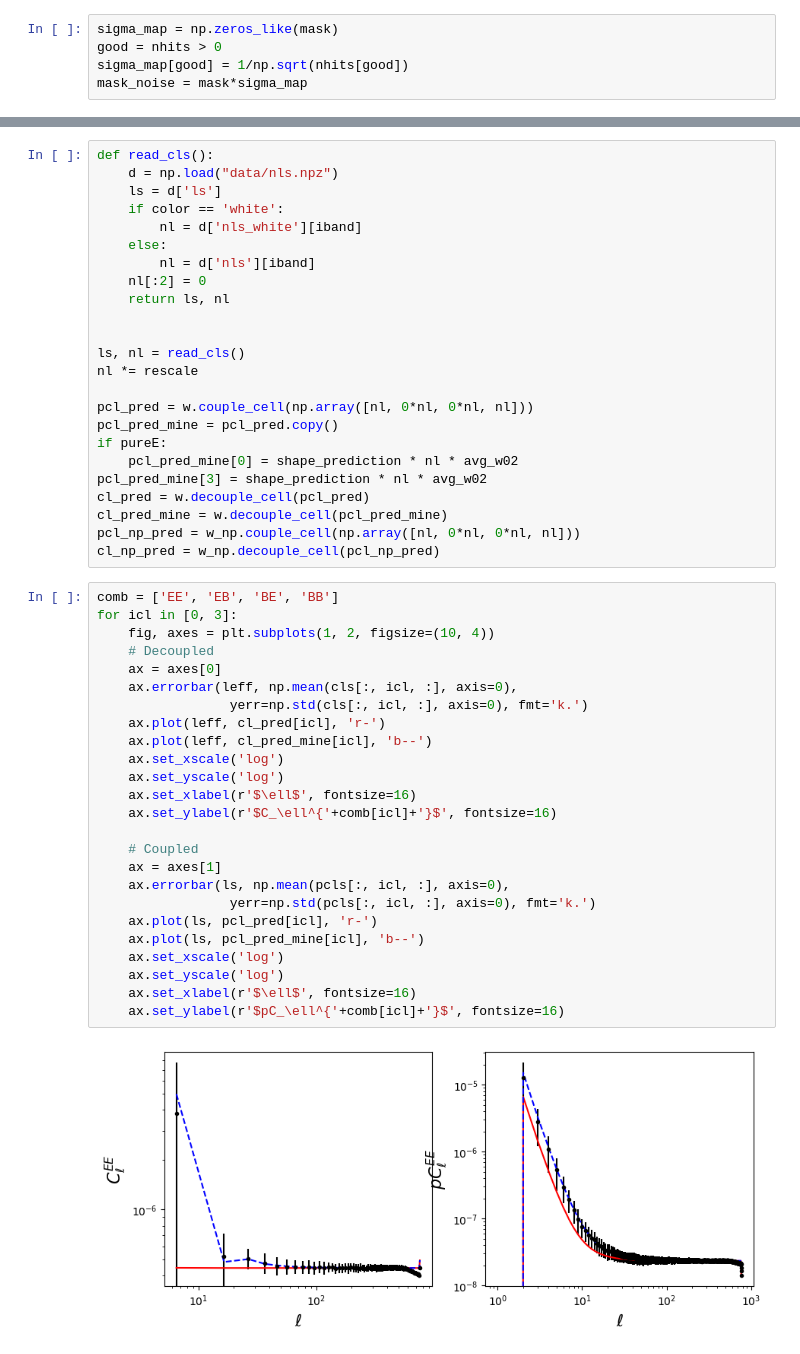
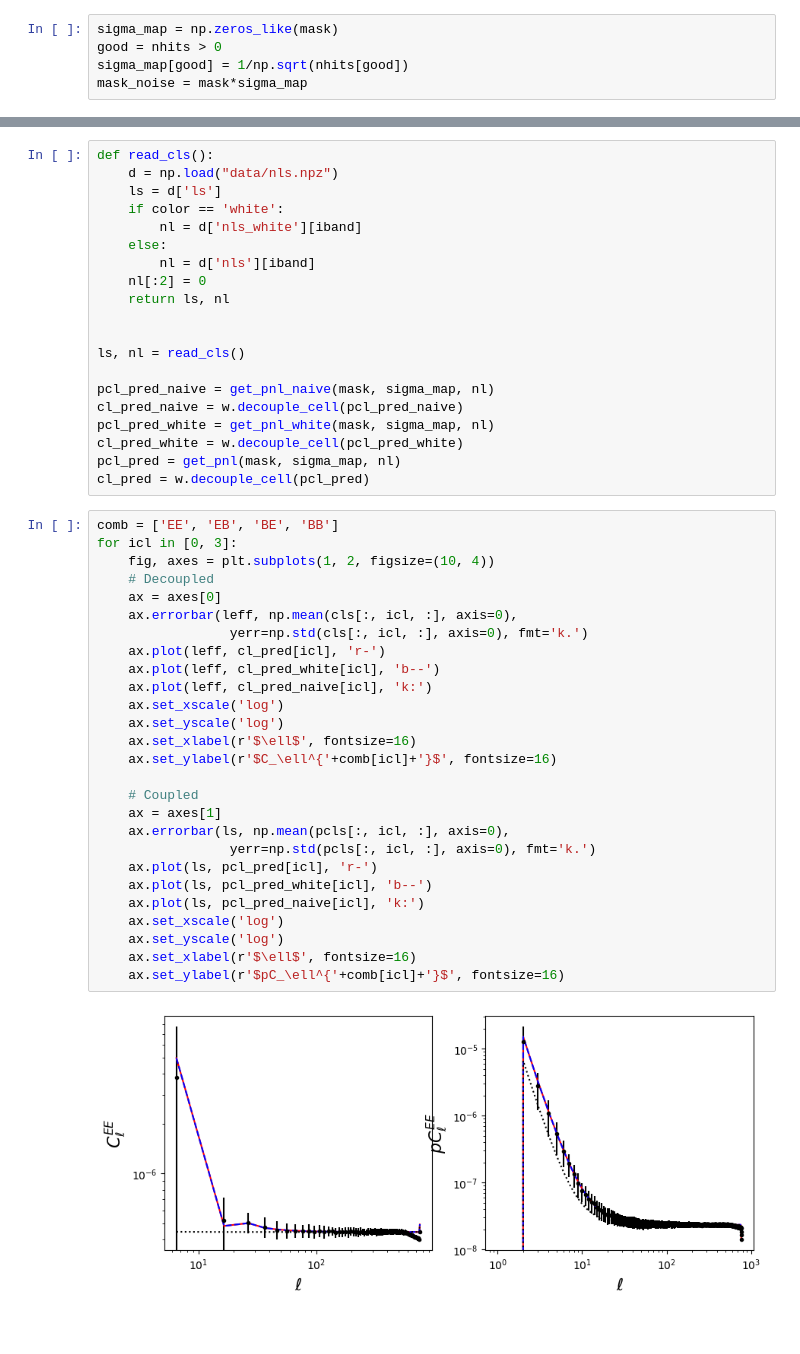
Before and after one commit to simonsobs/Curlicast, a Jupyter notebook: covariance_validation/CovarValidationNoise.ipynb, the cells around one changed output, grey strips where cells are left out. Saved outputs shown, nothing was run; the diff lists cells and outputs as text.

```diff
--- a/covariance_validation/CovarValidationNoise.ipynb
+++ b/covariance_validation/CovarValidationNoise.ipynb
@@ -139,41 +192,39 @@ def read_cls():
 
 
 ls, nl = read_cls()
-nl *= rescale
 
-pcl_pred = w.couple_cell(np.array([nl, 0*nl, 0*nl, nl]))
-pcl_pred_mine = pcl_pred.copy()
-if pureE:
-    pcl_pred_mine[0] = shape_prediction * nl * avg_w02
-pcl_pred_mine[3] = shape_prediction * nl * avg_w02
+pcl_pred_naive = get_pnl_naive(mask, sigma_map, nl)
+cl_pred_naive = w.decouple_cell(pcl_pred_naive)
+pcl_pred_white = get_pnl_white(mask, sigma_map, nl)
+cl_pred_white = w.decouple_cell(pcl_pred_white)
+pcl_pred = get_pnl(mask, sigma_map, nl)
 cl_pred = w.decouple_cell(pcl_pred)
-cl_pred_mine = w.decouple_cell(pcl_pred_mine)
-pcl_np_pred = w_np.couple_cell(np.array([nl, 0*nl, 0*nl, nl]))
-cl_np_pred = w_np.decouple_cell(pcl_np_pred)
 # %%
 comb = ['EE', 'EB', 'BE', 'BB']
 for icl in [0, 3]:
     fig, axes = plt.subplots(1, 2, figsize=(10, 4))
     # Decoupled
     ax = axes[0]
     ax.errorbar(leff, np.mean(cls[:, icl, :], axis=0),
                  yerr=np.std(cls[:, icl, :], axis=0), fmt='k.')
     ax.plot(leff, cl_pred[icl], 'r-')
-    ax.plot(leff, cl_pred_mine[icl], 'b--')
+    ax.plot(leff, cl_pred_white[icl], 'b--')
+    ax.plot(leff, cl_pred_naive[icl], 'k:')
     ax.set_xscale('log')
     ax.set_yscale('log')
     ax.set_xlabel(r'$\ell$', fontsize=16)
     ax.set_ylabel(r'$C_\ell^{'+comb[icl]+'}$', fontsize=16)
 
     # Coupled
     ax = axes[1]
     ax.errorbar(ls, np.mean(pcls[:, icl, :], axis=0),
                  yerr=np.std(pcls[:, icl, :], axis=0), fmt='k.')
     ax.plot(ls, pcl_pred[icl], 'r-')
-    ax.plot(ls, pcl_pred_mine[icl], 'b--')
+    ax.plot(ls, pcl_pred_white[icl], 'b--')
+    ax.plot(ls, pcl_pred_naive[icl], 'k:')
     ax.set_xscale('log')
     ax.set_yscale('log')
     ax.set_xlabel(r'$\ell$', fontsize=16)
     ax.set_ylabel(r'$pC_\ell^{'+comb[icl]+'}$', fontsize=16)
 # %% [output]
-[figure, old version]
+[figure, new version]
```
Also changed, not shown: parts of 4 cells of this notebook, 2 other files.
